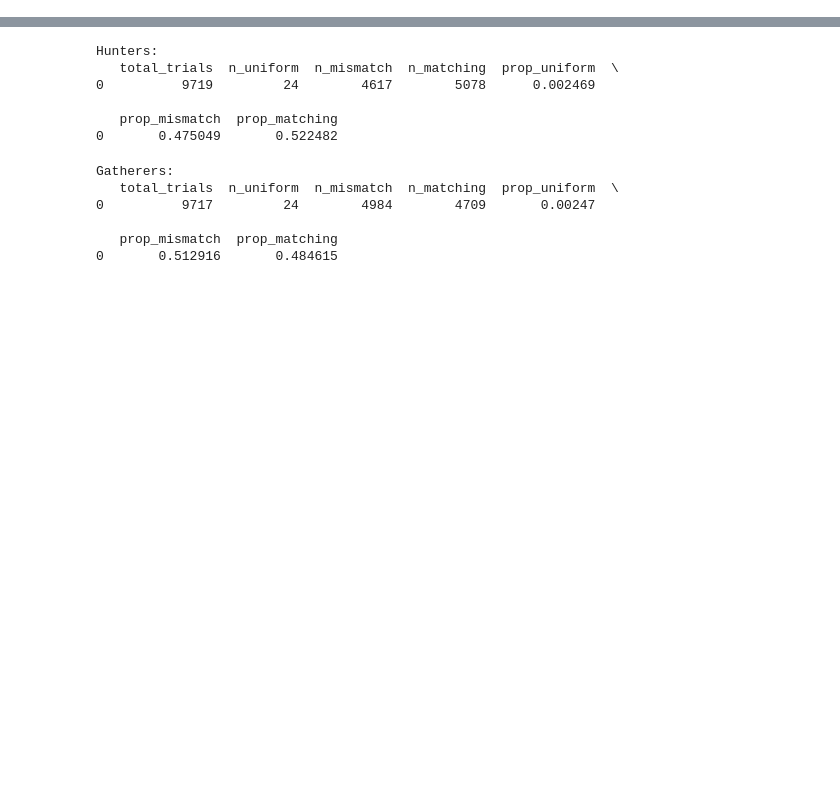
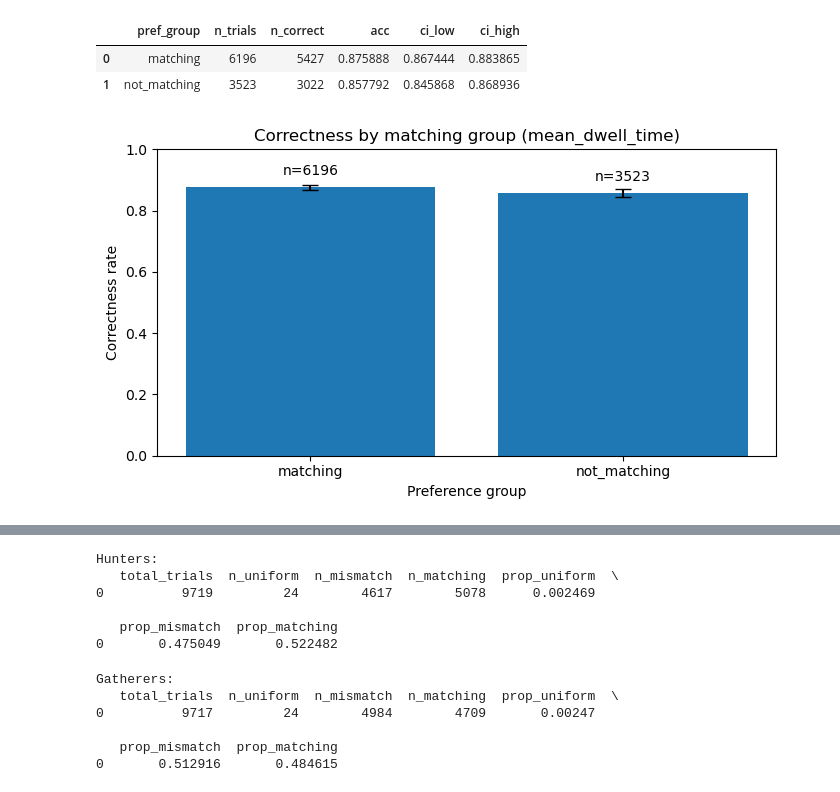
Before and after one commit to Mormorfor/QA_eyetracking, a Jupyter notebook: notebooks/participant_interest_uniformity.ipynb, the cells around one changed output, grey strips where cells are left out. Saved outputs shown, nothing was run; the diff lists cells and outputs as text; code cells hidden in the pictures; blank space fills up the shorter version.

Commit message:
matching vs else WIP, removed the previous mess for now

```diff
--- a/notebooks/participant_interest_uniformity.ipynb
+++ b/notebooks/participant_interest_uniformity.ipynb
@@ -13,3 +16,11 @@ reload(PV)
 # %%
 hunters = pd.read_csv("../data/hunters.csv")
 gatherers = pd.read_csv("../data/gatherers.csv")
+# %%
+trial_pref_dwell = PM.compute_trial_matching(
+    hunters,
+    metric_col=C.MEAN_DWELL_TIME,
+    direction="high",
+    extreme_mode="polarity",
+)
+trial_pref_dwell
@@ -16,3 +161,13 @@ gatherers = pd.read_csv("../data/gatherers.csv")
+# %%
+V.plot_correctness_by_matching(
+    trial_pref_dwell,
+    metric_name=C.MEAN_DWELL_TIME,
+)
+# %% [output]
+|  | pref_group | n_trials | n_correct | acc | ci_low | ci_high |
+| 0 | matching | 6196 | 5427 | 0.875888 | 0.867444 | 0.883865 |
+| 1 | not_matching | 3523 | 3022 | 0.857792 | 0.845868 | 0.868936 |
+[figure, added]
 # %%
 results = P.run_trial_preference_screening(
     hunters,
```
Also changed, not shown: parts of 10 cells of this notebook, 38 other files.
